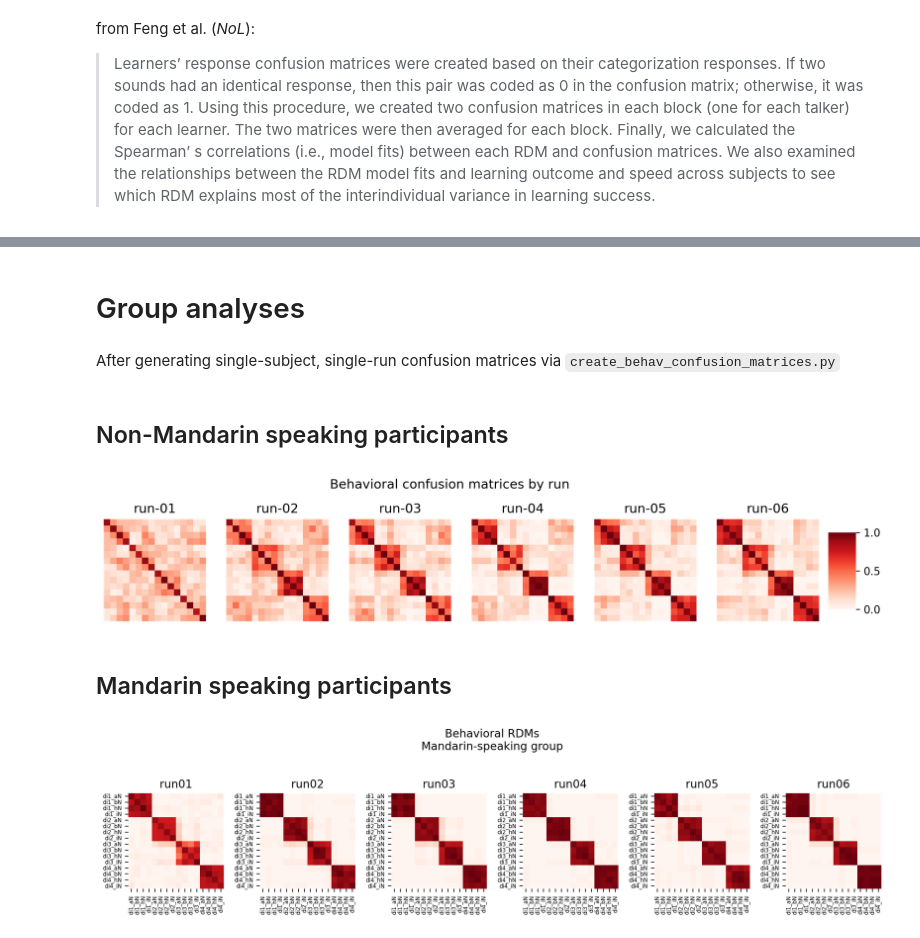
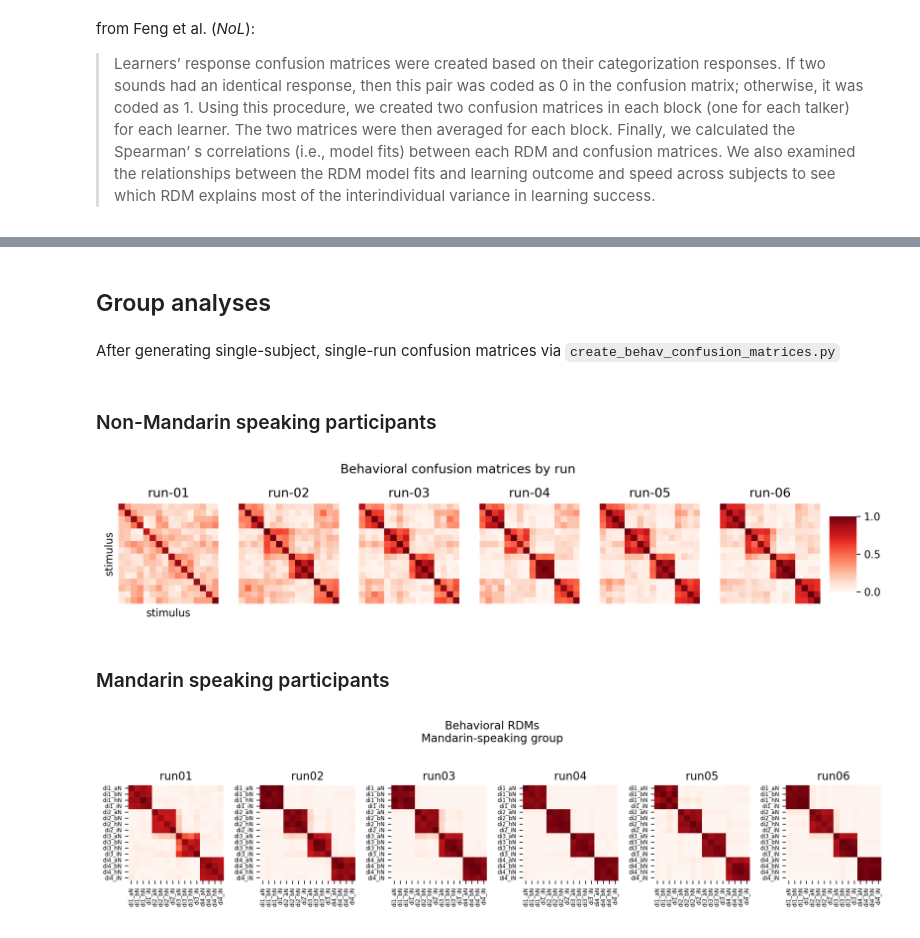
Before and after one commit to sitek/auditory_category_learning, a Jupyter notebook: behav_conversion/behavior_analysis.ipynb, the cells around one changed output, grey strips where cells are left out. Saved outputs shown, nothing was run; the diff lists cells and outputs as text; code cells hidden in the pictures.

```diff
--- a/behav_conversion/behavior_analysis.ipynb
+++ b/behav_conversion/behavior_analysis.ipynb
@@ -28,11 +28,8 @@ participants_df = pd.read_csv(participants_fpath, sep='\t')
 # subjects to ignore (not fully processed, etc.)
 ignore_subs = ['sub-FLT27', # did not run functional MRI
                'sub-FLT07', # bad QA 11/14/23
-               'sub-FLT02', # missing resp_6 in run00 (pressing wrong keys)
-               #'sub-FLT10', # MISSING 11/16/23
-               #'sub-FLT01', 'sub-FLT16',
-               #'sub-FLT19', 'sub-FLT20',
-               #'sub-FLT28', 'sub-FLT30',
+               'sub-FLT15', # bad responses 07/17/26
+               #'sub-FLT02', # missing resp_6 in run00 (pressing wrong keys)
               ]
 participants_df.drop(participants_df[participants_df.participant_id.isin(ignore_subs)].index, inplace=True)
 
@@ -76,7 +75,8 @@ for rx, run in enumerate(range(6)):
 
 
         simple_df = tsv_pd.loc[:,['trial_type', 'correct_key', 'response_time']].dropna()
-        simple_df = simple_df[~tsv_pd['trial_type'].str.contains('resp_8')]
+
+        # simple_df = simple_df[~tsv_pd['trial_type'].str.contains('resp_8')]
 
         simple_df['correct_key'] = simple_df['correct_key'].astype(int).astype(str)
 
@@ -100,7 +100,10 @@ for rx, run in enumerate(range(6)):
 
         # get response counts
         group_resp1_list.append(renum_simple_df.groupby('trial_type')['response_time'].count().loc['1'])
-        group_resp2_list.append(renum_simple_df.groupby('trial_type')['response_time'].count().loc['2'])
+        try:
+            group_resp2_list.append(renum_simple_df.groupby('trial_type')['response_time'].count().loc['2'])
+        except:
+            group_resp2_list.append([0])
         group_resp3_list.append(renum_simple_df.groupby('trial_type')['response_time'].count().loc['3'])
         group_resp4_list.append(renum_simple_df.groupby('trial_type')['response_time'].count().loc['4'])
 
@@ -254,7 +279,7 @@ for rx, run in enumerate(range(6)):
         tsv_pd = tsv_pd[~tsv_pd['trial_type'].str.contains('resp_None')]
 
         simple_df = tsv_pd.loc[:,['trial_type', 'correct_key']].dropna()
-        simple_df = simple_df[~tsv_pd['trial_type'].str.contains('resp_8')]
+        simple_df = simple_df[~simple_df['trial_type'].str.contains('resp_8')]
 
         simple_df['correct_key'] = simple_df['correct_key'].astype(int).astype(str)
 
@@ -268,7 +293,7 @@ for rx, run in enumerate(range(6)):
         group_cm_list.append(cm)
     run_cm_dict[f'run-0{rx+1}'] = group_cm_list
 # %%
-fig,ax = plt.subplots(1,6, figsize=(12,2.5), dpi=300, sharey=True)
+fig,ax = plt.subplots(1,6, figsize=(12,2.5), dpi=300, )#sharex=True, sharey=True)
 fig.suptitle('Response confusion matrices by run')
 
 cbar_ax = fig.add_axes([.91, .3, .03, .4])
@@ -285,12 +310,14 @@ for rx, run_id in enumerate(run_cm_dict):
                 annot=False,
                 vmin=0,
                 vmax=1,
-                xticklabels=tone_labels, # False,
-                yticklabels=tone_labels, # False,
+                xticklabels=['','','','',], # tone_labels, False,
+                yticklabels=['','','','',], # tone_labels, False,
                 )
     ax[rx].set_title(run_id)
     ax[rx].tick_params(labelsize=10)
 
+ax[0].set_xticklabels(tone_labels)
+ax[0].set_yticklabels(tone_labels)
 #fig.tight_layout()
 fig.savefig('cm_response.svg')
 #fig.savefig('cm_response_noticks.svg')
@@ -378,9 +402,9 @@ ConfusionMatrixDisplay(stim_conf_mat).plot(#ax=ax,
 # %% [markdown]
-# Group analyses
+## Group analyses
 # %% [markdown]
 After generating single-subject, single-run confusion matrices via `create_behav_confusion_matrices.py`
 # %% [markdown]
-## Non-Mandarin speaking participants
+### Non-Mandarin speaking participants
 # %%
 run_cm_dict = {}
 for rx, run in enumerate(range(6)):
@@ -400,32 +424,34 @@ stim_labels = ['di1_aN', 'di1_bN', 'di1_hN', 'di1_iN',
 # %%
 fig,ax = plt.subplots(1,6, figsize=(12,2.5), dpi=300, sharey=True)
 fig.suptitle('Behavioral confusion matrices by run')
 
 cbar_ax = fig.add_axes([.91, .3, .03, .4])
 
 for rx, run_id in enumerate(run_cm_dict):
     #print(run_id)
     run_mean = np.mean(run_cm_dict[run_id], axis=0)
 
     sns.heatmap(run_mean,
                 square=True,
                 cmap='Reds',
                 vmin=0, vmax=1,
                 ax=ax[rx],
                 cbar=True, cbar_ax = cbar_ax,
                 xticklabels=False, #stim_labels,
                 yticklabels=False, #stim_labels,
                 )
     ax[rx].set_title(run_id)
     ax[rx].tick_params(labelsize=6)
     #ax[rx].set_xticklabels(ax[rx].get_xticklabels(), rotation=60, ha='right');
 
+ax[0].set_xlabel('stimulus')
+ax[0].set_ylabel('stimulus')
 #fig.tight_layout()
-fig.savefig('cm_behavior_noticks.svg')
+fig.savefig('cm_behavior_noticks_v2.svg')
 # %% [output]
-[figure, old version]
+[figure, new version]
 # %% [markdown]
-## Mandarin speaking participants
+### Mandarin speaking participants
 # %%
 run_cm_dict = {}
 for rx, run in enumerate(range(6)):
```
Also changed, not shown: parts of 50 cells of this notebook, 5 other files.
